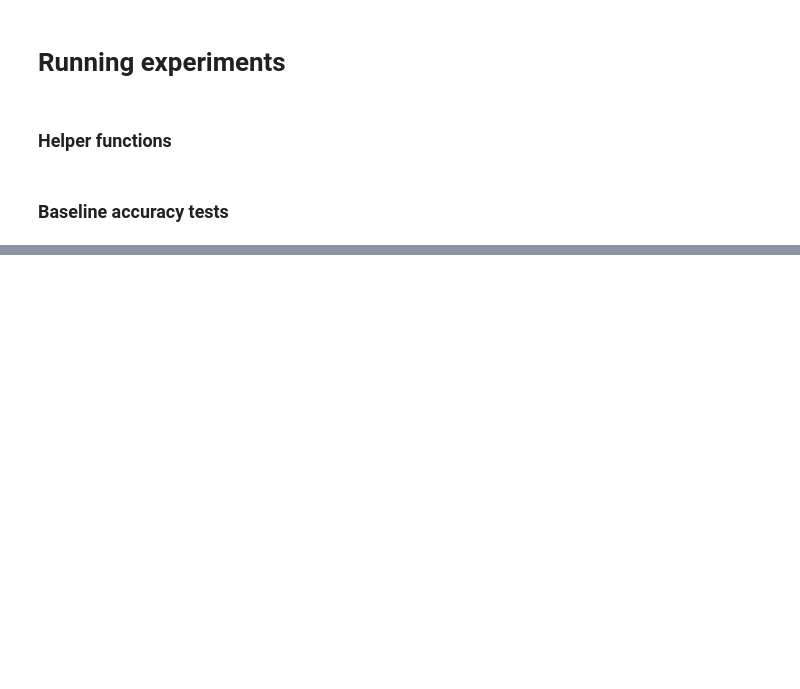
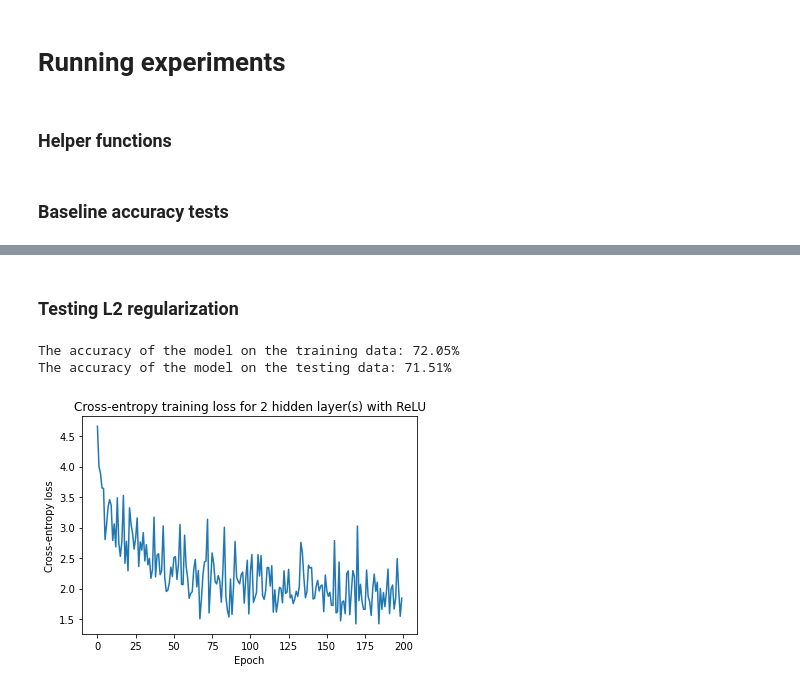
Before and after one commit to faithrts/ML-Intro, a Jupyter notebook: A3_Draft.ipynb, the cells around one changed output, grey strips where cells are left out. Saved outputs shown, nothing was run; the diff lists cells and outputs as text; code cells hidden in the pictures; blank space fills up the shorter version.

Commit message:
added l2 regularization

```diff
--- a/A3_Draft.ipynb
+++ b/A3_Draft.ipynb
@@ -479,0 +501,11 @@ The accuracy of the model on the testing data: 61.55%
+# %% [markdown]
+### Testing L2 regularization
+# %%
+### training and testing 2 hidden layers with ReLU activation functions and L2 regularization
+
+mlp2reg = train_and_evaluate_loss(x_train, y_train, 2, [128, 128], "ReLU", 1e-2, 200, 0.001)
+acc2reg = evaluate_mlp_acc(mlp2reg, x_train, y_train, x_test, y_test, silent = False)
+# %% [output]
+The accuracy of the model on the training data: 72.05%
+The accuracy of the model on the testing data: 71.51%
+[figure, added]
```
Also changed, not shown: parts of 18 cells of this notebook.
